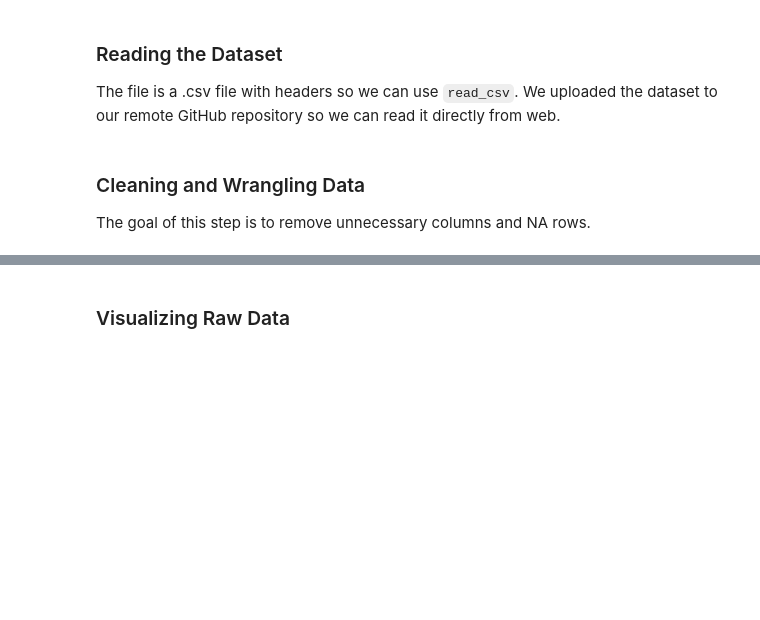
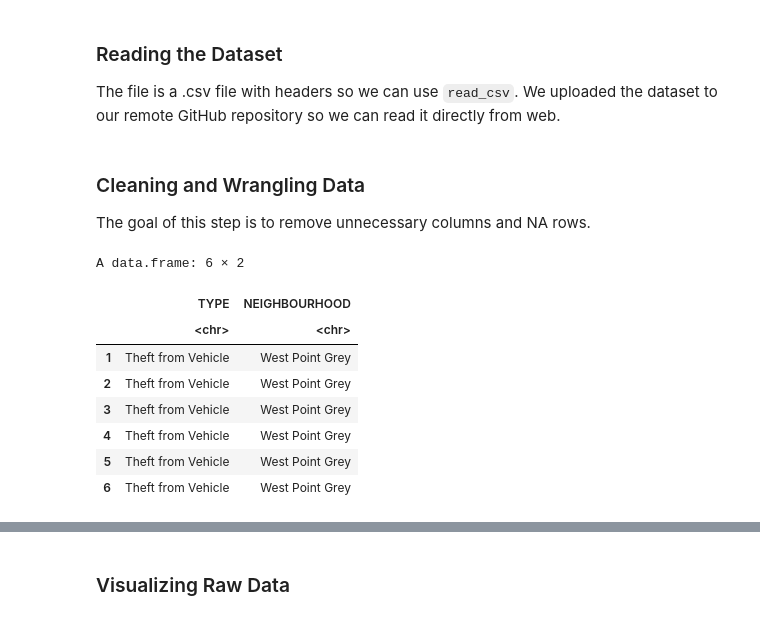
Before and after one commit to fankayii/STAT201_34, a Jupyter notebook: project.ipynb, the cells around one changed output, grey strips where cells are left out. Drawn from its saved outputs; the diff is of its cells as text; code cells hidden in the pictures; blank space fills up the shorter version.

```diff
--- a/project.ipynb
+++ b/project.ipynb
@@ -48,6 +43,25 @@ set.seed(1)
 # %% [markdown]
 ### Reading the Dataset
 The file is a .csv file with headers so we can use `read_csv`. We uploaded the dataset to our remote GitHub repository so we can read it directly from web.
+# %%
+crime <- read.csv("https://raw.githubusercontent.com/fankayii/STAT201_34/main/crime.csv")
+head(crime)
 # %% [markdown]
 ### Cleaning and Wrangling Data
 The goal of this step is to remove unnecessary columns and NA rows.
+# %%
+crime_recent_5_years <- crime %>%
+    filter(YEAR>=2018 & YEAR<=2022)%>%
+    filter(NEIGHBOURHOOD %in% c("West Point Grey","Dunbar-Southlands"))%>%
+    select(TYPE,NEIGHBOURHOOD)
+head(crime_recent_5_years)
+# %% [output]
+A data.frame: 6 × 2
+|  | TYPE | NEIGHBOURHOOD |
+|  | <chr> | <chr> |
+| 1 | Theft from Vehicle | West Point Grey |
+| 2 | Theft from Vehicle | West Point Grey |
+| 3 | Theft from Vehicle | West Point Grey |
+| 4 | Theft from Vehicle | West Point Grey |
+| 5 | Theft from Vehicle | West Point Grey |
+| 6 | Theft from Vehicle | West Point Grey |
```
Also changed, not shown: parts of 11 cells of this notebook.
